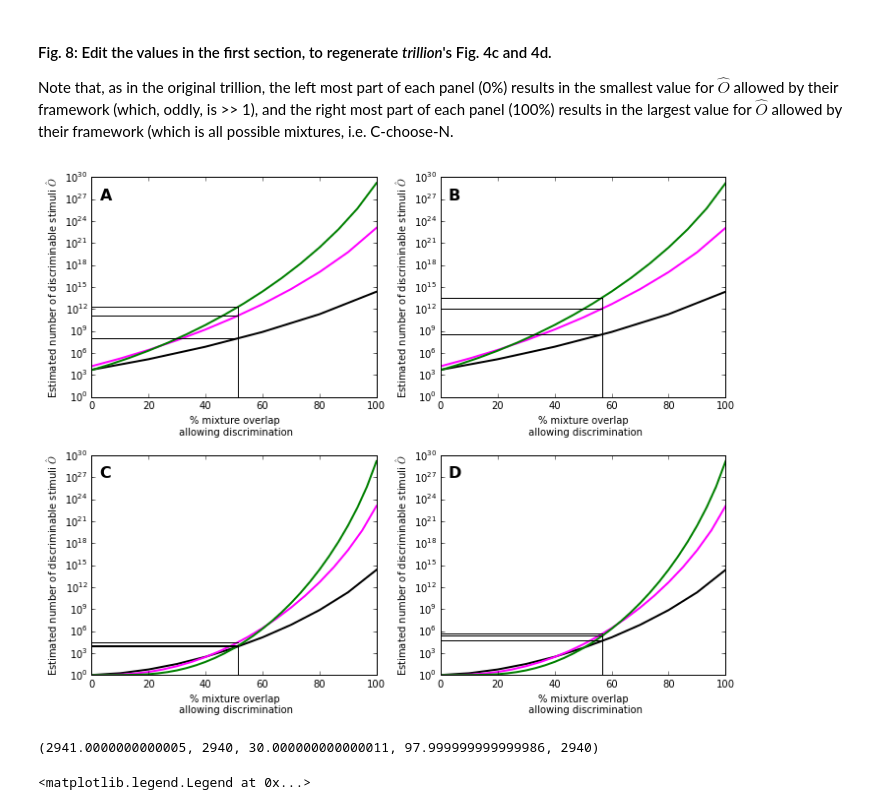
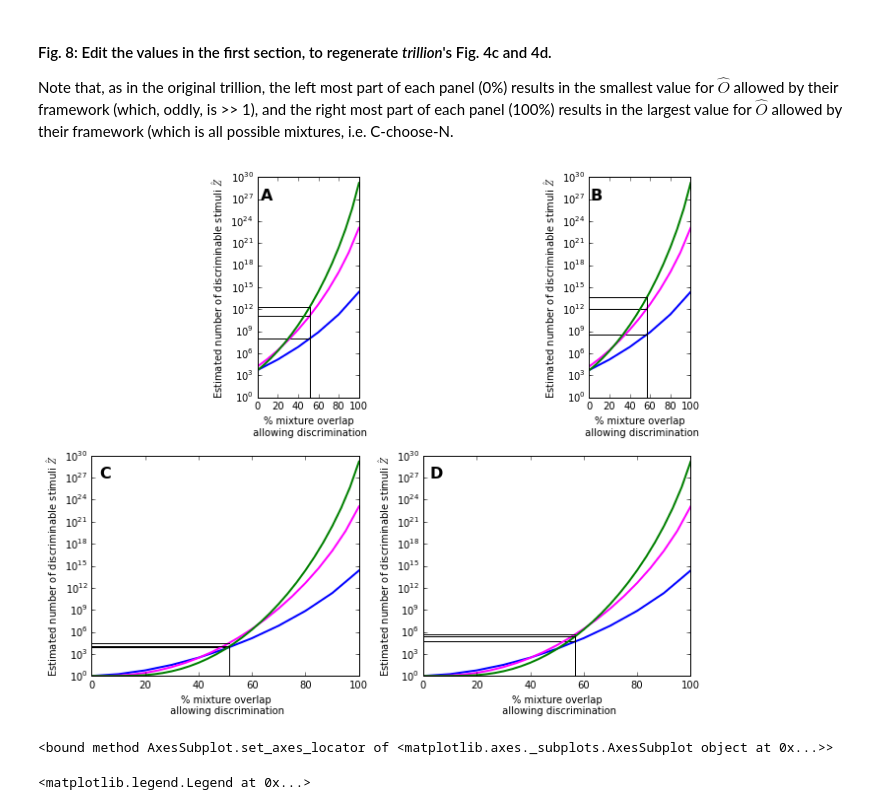
Before and after one commit to rgerkin/trillion, a Jupyter notebook: arxiv.ipynb, the cells around one changed output. Drawn from its saved outputs; the diff is of its cells as text; code cells hidden in the pictures.

```diff
--- a/arxiv.ipynb
+++ b/arxiv.ipynb
@@ -50,3 +53,8 @@ trillion.fig2x(results,fig='c')
 [figure]
 # %% [markdown]
 ##### Fig. 2a: regeneration of the <i>trillion</i>'s Fig. 3a using their raw data and reconstituted methods:
+# %%
+# Hypothetical Fig. 3a from Bushdid et al. using their data and methods, but with fraction discriminated
+# rather than fraction significantly discriminated.  Fig. 3b would be the same since without a hypothesis
+# test we are taking the mean of means, so it doesn't matter whether subjects or tests come first.
+overlap = trillion.fig3x(results,fig='a',alpha=None,threshold=50.0)
@@ -52,0 +76,12 @@ trillion.fig2x(results,fig='c')
+# %%
+x = [(100-D)/100 for D in overlaps] # Convert from percent overlap to fraction distinct components.
+cell_data = thresholds
+for color,N_ in [('blue',10),('magenta',20),('green',30)]:
+    y = [trillion.disc(N_,C,N_*_) for _ in x]
+    plt.plot(thresholds,y,color,label='N=%d' % N_)
+    cell_data = np.vstack((cell_data,y))
+np.savetxt('Z vs disc threshold.csv',cell_data.transpose(),delimiter=',')
+plt.yscale('log')
+plt.xlabel('Threshold for discrimination (% correct)')
+plt.ylabel('Number of discriminable stimuli (z)')
+plt.legend()
@@ -236,52 +373,57 @@ plt.tight_layout()
 Note that, as in the original </i>trillion</i>, the left most part of each panel (0%) results in the smallest value for $\hat{O}$ allowed by their framework (which, oddly, is >> 1), and the right most part of each panel (100%) results in the largest value for $\hat{O}$ allowed by their framework (which is all possible mixtures, i.e. C-choose-N.
 # %%
 # Edit the parameters in this section.
-C = 128 # Size of molecular library.
+C = 128
+N = 30
 alpha = 0.05 # Signficance threshold.
 S = 26 # Number of subjects.
 T = 20 # Number of tests (mixture pairs) per class.
 multiple_correction = False
-factor = 1 # Set to 2 to use formulas correctly, or to 1 to use formulas as in their original paper.
 
 # This section generates the results.
 D_c = trillion.fig3x(results,'a',alpha=alpha,multiple_correction=False,n_replicates=T,plot=False)
 D_d = trillion.fig3x(results,'b',alpha=alpha/2,multiple_correction=False,n_replicates=S,plot=False)
 # For alpha/2 explantion, see note for Fig. 2b (their Fig. 3b).
 x10 = np.arange(0,11)
 x20 = np.arange(0,21)
 x30 = np.arange(0,31)
 disc = trillion.disc
 
 # This section generates the figure.
-for factor in [1,2]:
+for j,disc in enumerate([trillion.disc,trillion.disc_prime]):
     for i,(panel,D) in enumerate({'c':D_c,'d':D_d}.items()):
-        ax = plt.subplot(2,2,(factor-1)*2+i+1)
+        if j==0:
+            ax = plt.subplot2grid((2,4), (j,2*i+1), colspan=1)
+        else:
+            ax = plt.subplot2grid((2,4), (j,2*i), colspan=2)
         D_f = (100-D)/100 # Express as fraction distinct components.
-        y10 = [disc(10,C,factor*_) for _ in x10]
-        y20 = [disc(20,C,factor*_) for _ in x20]
-        y30 = [disc(30,C,factor*_) for _ in x30]
-        plt.plot(100*(1-x10/10),y10,color='black',linewidth=2)
-        plt.plot(100*(1-x20/20),y20,color='magenta',linewidth=2)
-        plt.plot(100*(1-x30/30),y30,color='green',linewidth=2)
-        plt.plot([D,D],[1,disc(30,C,factor*30*D_f)],'k')
-        plt.plot([0,D],[disc(30,C,factor*30*D_f),disc(30,C,factor*30*D_f)],'k')
-        plt.plot([0,D],[disc(20,C,factor*20*D_f),disc(20,C,factor*20*D_f)],'k')
-        plt.plot([0,D],[disc(10,C,factor*10*D_f),disc(10,C,factor*10*D_f)],'k')
+        for color,N_ in [('blue',10),('magenta',20),('green',30)]:
+            x = np.arange(0,N_+1)
+            y = [disc(N_,C,_) for _ in x]
+            o = 100*(1-x/N_)
+            plt.plot(o,y,color=color,linewidth=2)
+            np.savetxt("z_vs_overlap_%s_%s.csv" % (disc.__name__,color), np.array((o,y)).transpose(), delimiter=",")
+            plt.plot([0,D],[disc(N_,C,N_*D_f),disc(N_,C,N_*D_f)],'k')
+        plt.plot([D,D],[1,disc(30,C,30*D_f)],'k')
         plt.yscale('log')
         plt.xlabel("% mixture overlap \n allowing discrimination");
-        plt.ylabel(r'Estimated number of discriminable stimuli $\hat{O}$');
-        ax.text(0.03, 0.95, chr(ord('A')+i+2*(factor-1)), transform=ax.transAxes,
+        plt.ylabel(r'Estimated number of discriminable stimuli $\hat{Z}$');
+        ax.text(0.03, 0.95, chr(ord('A')+i+2*(j)), transform=ax.transAxes,
           fontsize=16, fontweight='bold', va='top')
+        if j==0:
+            pos1 = ax.get_position() # get the original position
+            pos2 = [pos1.x0 + 0.05, pos1.y0,  pos1.width * 1.0, pos1.height / 1.0]
+            ax.set_position(pos2) # set a new position
 
 fig = plt.gcf()
 fig.set_size_inches(10,8)
 plt.tight_layout()
 # %% [output]
-[figure, old version]
+[figure, new version]
-# %%
-trillion.ball(30,128,1),30*98,trillion.get_n_combos(30,1),trillion.get_n_combos(C-30,1),30*98
-# %% [output]
-(2941.0000000000005, 2940, 30.000000000000011, 97.999999999999986, 2940)
+# %%
+ax.set_axes_locator
+# %% [output]
+<bound method AxesSubplot.set_axes_locator of <matplotlib.axes._subplots.AxesSubplot object at 0x...>>
 # %%
 x = np.arange(0,31)
 plt.plot(x,[trillion.disc(30,C,2*_) for _ in x],label='O (correct)')
```
Also changed, not shown: parts of 96 cells of this notebook, 3 other files.
